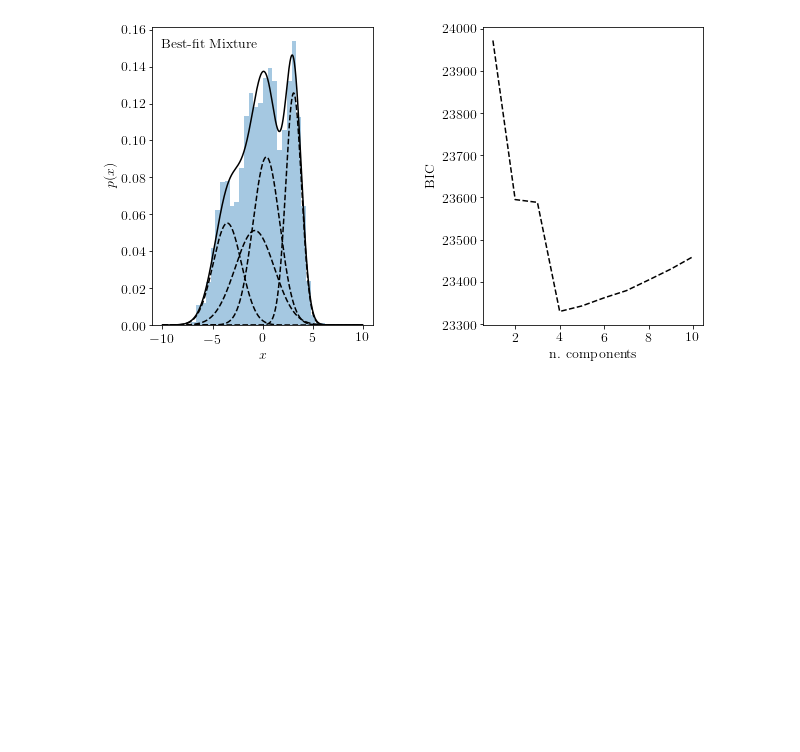
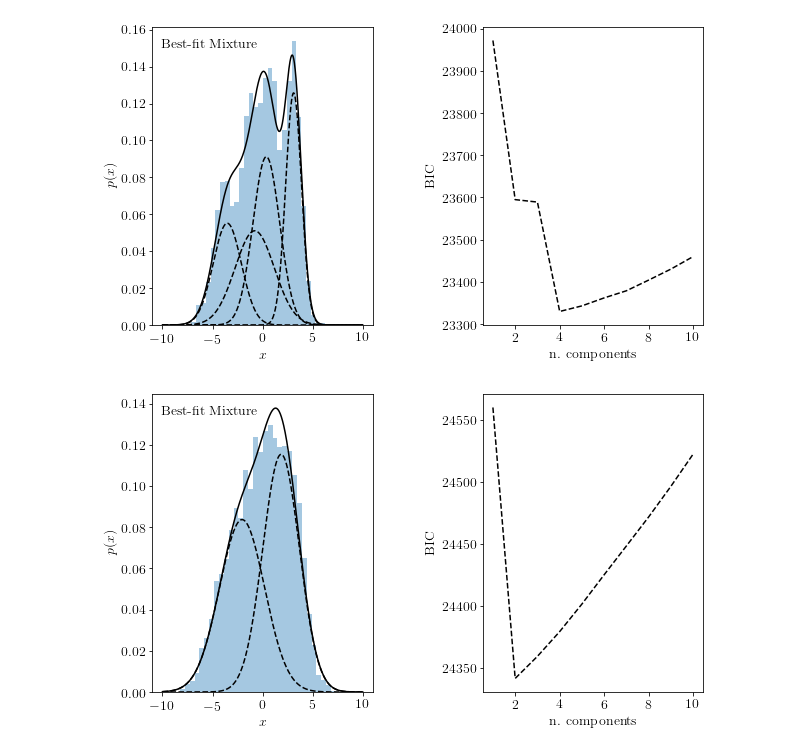
Before and after one commit to Ragadeepika-Pucha/astr-324-s17, a Jupyter notebook: notebooks/Week-5-Thu.ipynb, the cells around one changed output. Drawn from its saved outputs; the diff is of its cells as text; code cells hidden in the pictures; blank space fills up the shorter version.

Commit message:
added noise effect

```diff
--- a/notebooks/Week-5-Thu.ipynb
+++ b/notebooks/Week-5-Thu.ipynb
@@ -679,7 +679,7 @@ plt.show()
 from sklearn.mixture import GMM
 setup_text_plots(fontsize=14, usetex=True)
 
-def doGMM(Ndata):
+def doGMM(Ndata, noiseStd=0.00000001):
     #------------------------------------------------------------
     # Set up the dataset.
     #  We'll use scikit-learn's Gaussian Mixture Model to sample
@@ -694,6 +694,8 @@ def doGMM(Ndata):
     gmm.weights_ = np.array([0.2, 0.3, 0.2, 0.3])
 
     X = gmm.sample(Ndata)
+    # convolution by "measurement" errors
+    X = np.random.normal(X, noiseStd)
 
     #------------------------------------------------------------
     # Learn (train) the best-fit GMM models
@@ -755,3 +757,7 @@ doGMM(1000)
 doGMM(5000)
 # %% [output]
 [figure]
+# %%
+doGMM(5000,1.0)
+# %% [output]
+[figure, added]
```
